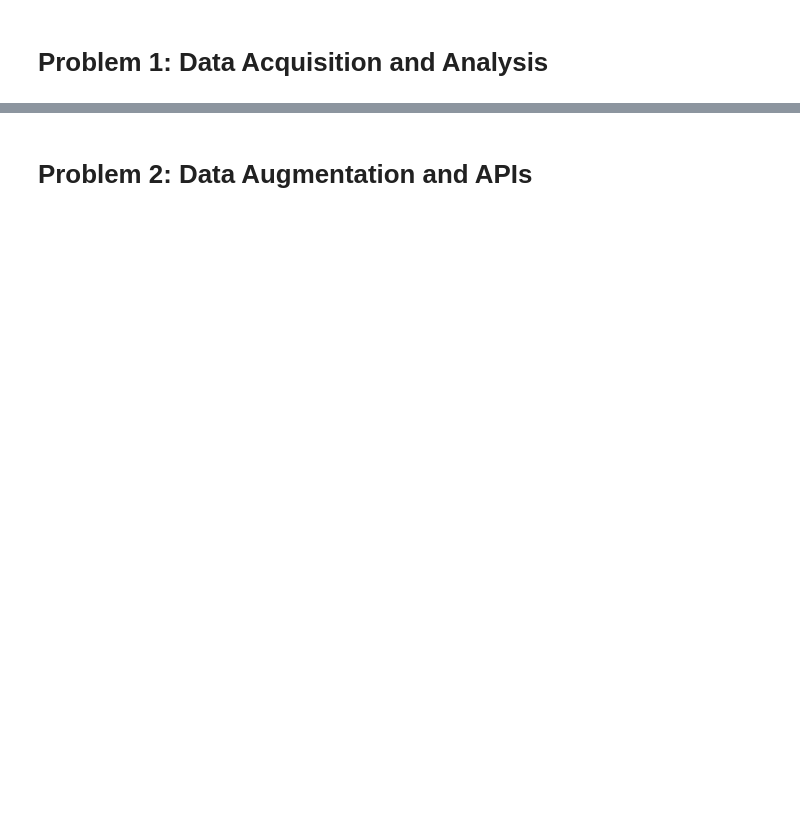
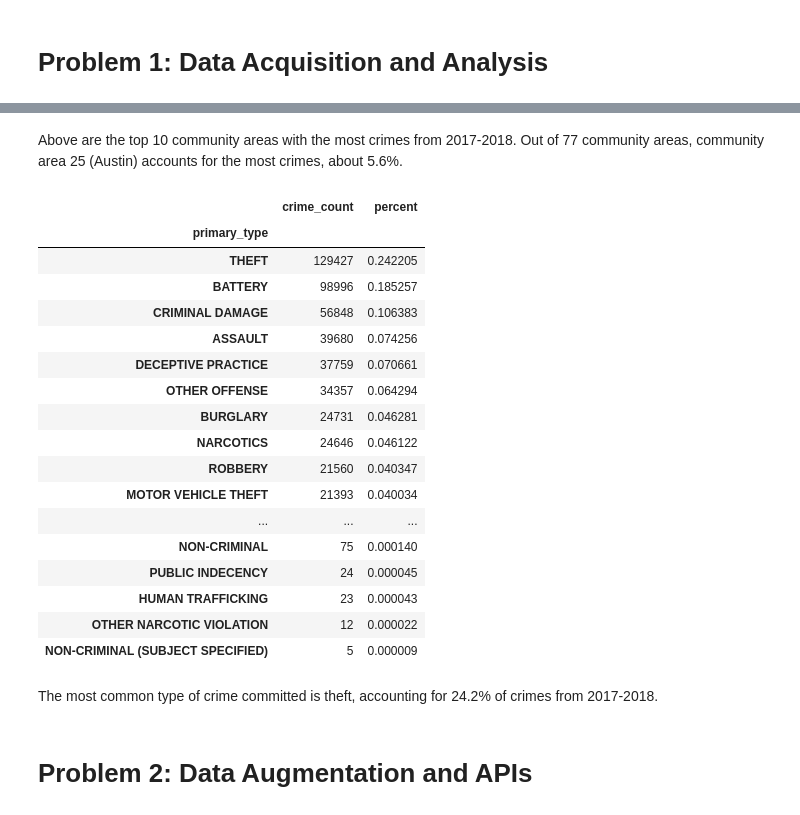
Before and after one commit to chankrista/mlforpublicpolicy, a Jupyter notebook: Assignment 1.ipynb, the cells around one changed output, grey strips where cells are left out. Saved outputs shown, nothing was run; the diff lists cells and outputs as text; code cells hidden in the pictures; blank space fills up the shorter version.

```diff
--- a/Assignment 1.ipynb
+++ b/Assignment 1.ipynb
@@ -16,2 +60,31 @@ crime_df = geopandas.GeoDataFrame(results)
+# %% [markdown]
+Above are the top 10 community areas with the most crimes from 2017-2018. Out of 77 community areas, community area 25 (Austin) accounts for the most crimes, about 5.6%.
+# %%
+type_count = pd.DataFrame(crime_df.groupby(
+    by=['primary_type']).size(), columns=['crime_count'])
+type_count['percent'] = type_count.apply(
+    lambda x: x['crime_count'] / type_count.crime_count.sum(), axis=1)
+type_count.sort_values(by='crime_count', ascending=False)
+# %% [output]
+|  | crime_count | percent |
+| primary_type |  |  |
+| THEFT | 129427 | 0.242205 |
+| BATTERY | 98996 | 0.185257 |
+| CRIMINAL DAMAGE | 56848 | 0.106383 |
+| ASSAULT | 39680 | 0.074256 |
+| DECEPTIVE PRACTICE | 37759 | 0.070661 |
+| OTHER OFFENSE | 34357 | 0.064294 |
+| BURGLARY | 24731 | 0.046281 |
+| NARCOTICS | 24646 | 0.046122 |
+| ROBBERY | 21560 | 0.040347 |
+| MOTOR VEHICLE THEFT | 21393 | 0.040034 |
+| ... | ... | ... |
+| NON-CRIMINAL | 75 | 0.000140 |
+| PUBLIC INDECENCY | 24 | 0.000045 |
+| HUMAN TRAFFICKING | 23 | 0.000043 |
+| OTHER NARCOTIC VIOLATION | 12 | 0.000022 |
+| NON-CRIMINAL (SUBJECT SPECIFIED) | 5 | 0.000009 |
+# %% [markdown]
+The most common type of crime committed is theft, accounting for 24.2% of crimes from 2017-2018.
 # %% [markdown]
 # Problem 2: Data Augmentation and APIs
```
Also changed, not shown: parts of 36 cells of this notebook.
